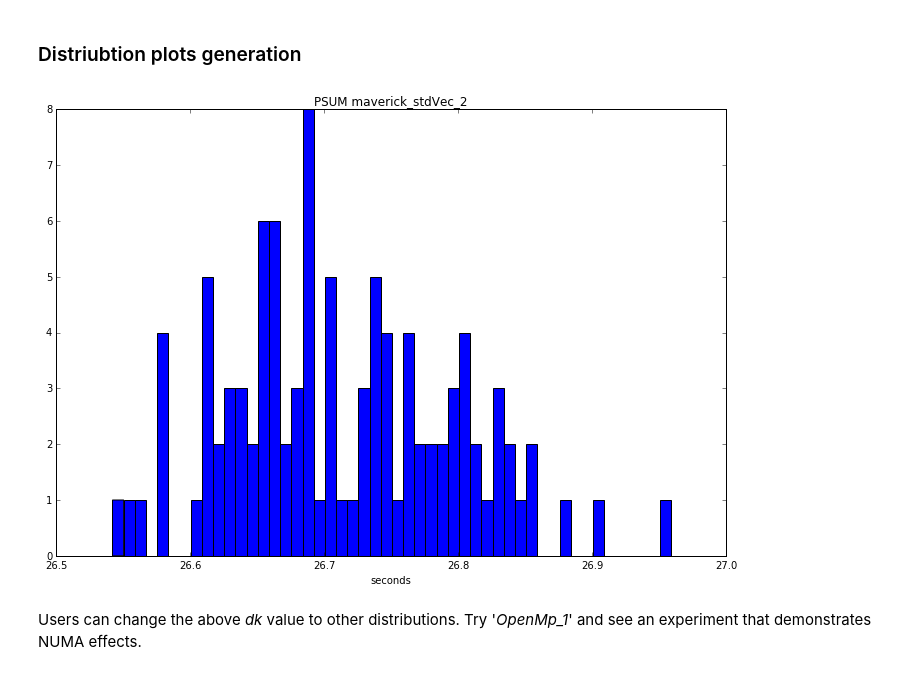
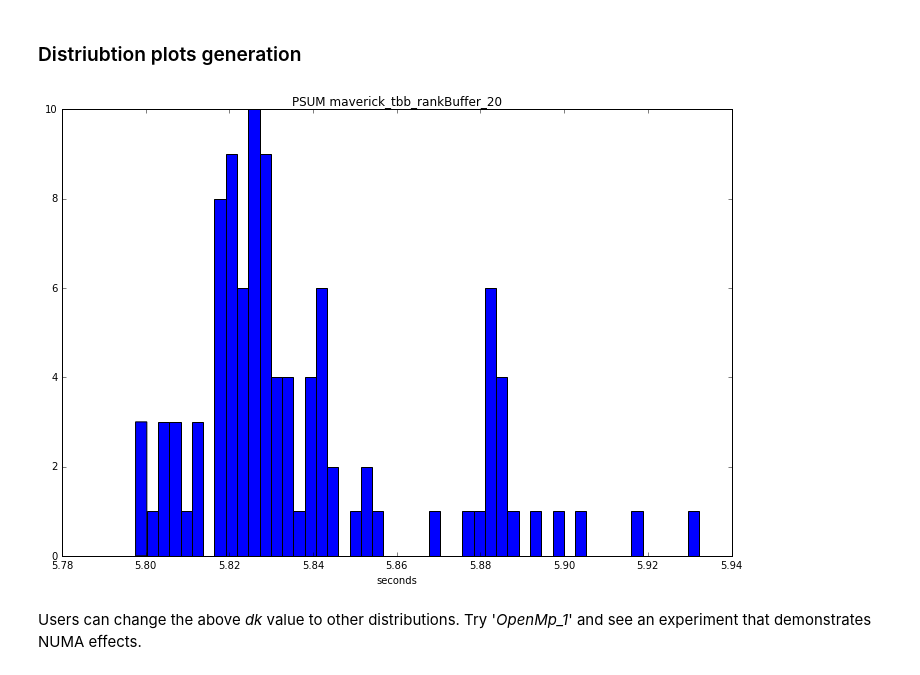
Before and after one commit to ParaToolsInc/benchmarks, a Jupyter notebook: threading/tacc_1/run2_data/histogramPsum.ipynb, the cells around one changed output. Drawn from its saved outputs; the diff is of its cells as text; code cells hidden in the pictures.

```diff
--- a/threading/tacc_1/run2_data/histogramPsum.ipynb
+++ b/threading/tacc_1/run2_data/histogramPsum.ipynb
@@ -63,13 +66,13 @@ for key in dataListDict:
 # %%
 fig = plt.figure(figsize=(12,8))
 ax = fig.add_subplot(111)
-dk='maverick_stdVec_2'
+dk='maverick_tbb_rankBuffer_20'
 ax.hist(dataArrayDict[dk],50)
 plt.xlabel('seconds')
 plt.title('PSUM '+ dk)
 plt.show()
 # %% [output]
-[figure, old version]
+[figure, new version]
 # %% [markdown]
 Users can change the above *dk* value to other distributions.  Try '*OpenMp_1*' and see an experiment that demonstrates NUMA effects.
 # %% [markdown]
```
Also changed, not shown: parts of 1 cell of this notebook, 1 other file.
